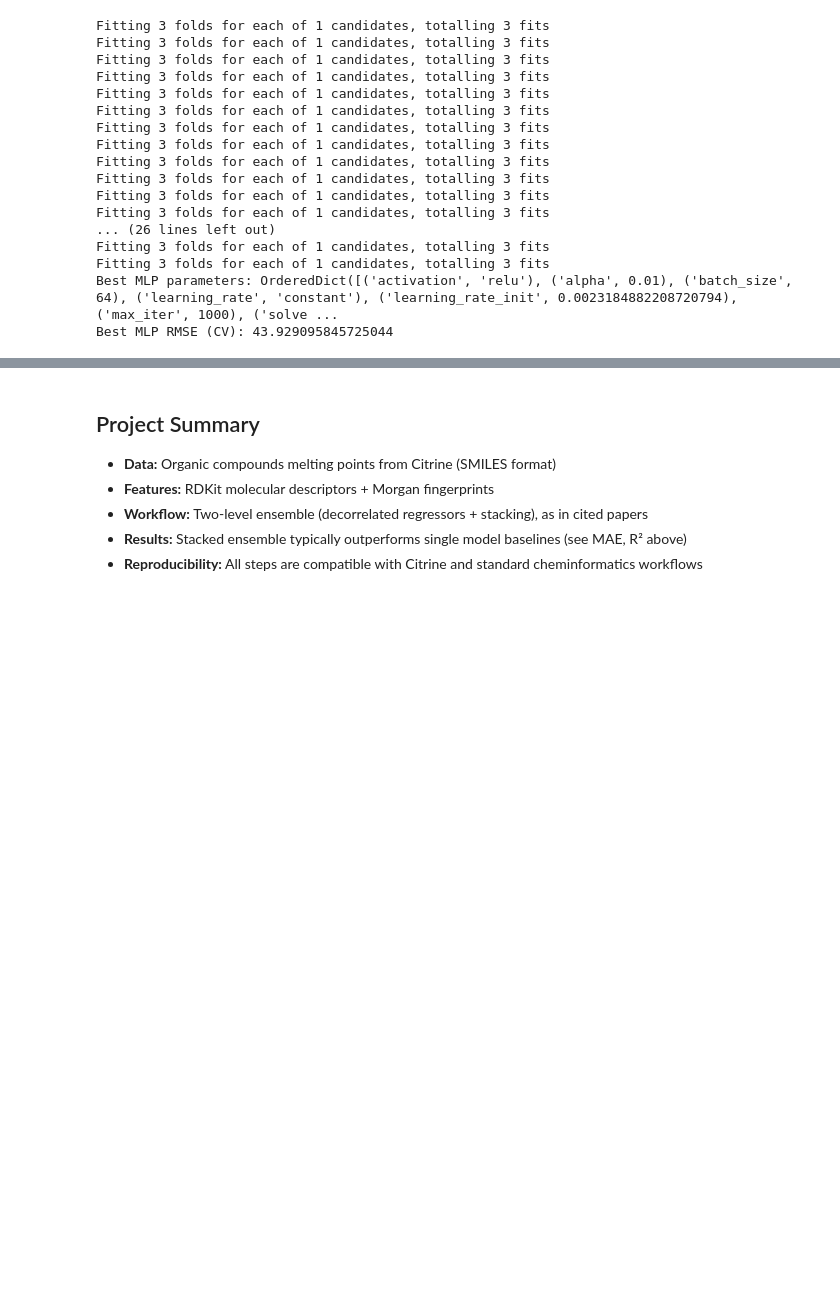
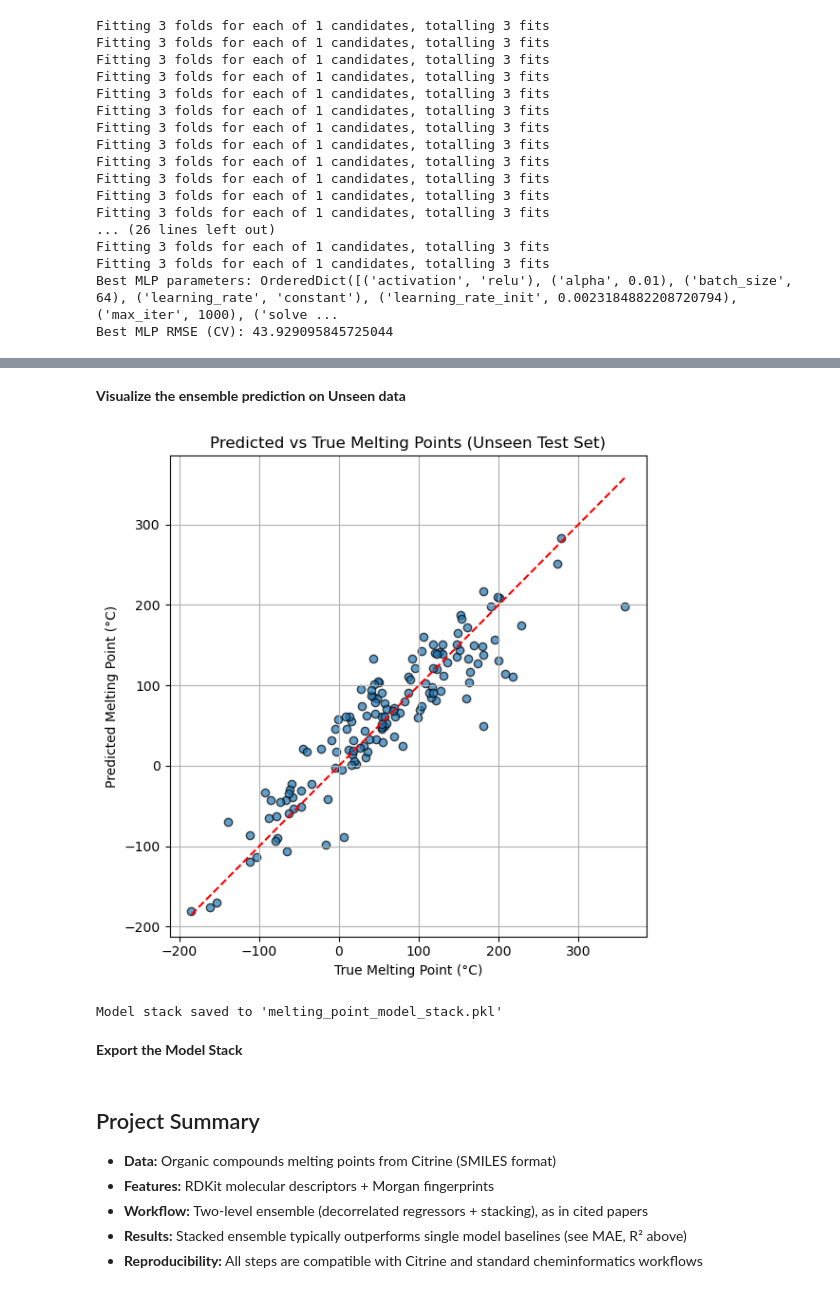
Before and after one commit to submerged-in-matrix/materials-ml-projects-, a Jupyter notebook: Projects/P_4_MP_Pred_2_Lvl_Ensemble/P_4_MP_Pred_2_Lvl_Ensemble.ipynb, the cells around one changed output, grey strips where cells are left out. Cells and saved outputs as stored; diff of their text form; code cells hidden in the pictures; blank space fills up the shorter version.

```diff
--- a/Projects/P_4_MP_Pred_2_Lvl_Ensemble/P_4_MP_Pred_2_Lvl_Ensemble.ipynb
+++ b/Projects/P_4_MP_Pred_2_Lvl_Ensemble/P_4_MP_Pred_2_Lvl_Ensemble.ipynb
@@ -1204,0 +1215,8 @@ Best MLP RMSE (CV): 43.929095845725044
+# %%
+from sklearn.preprocessing import StandardScaler
+import pandas as pd
+
+scaler = StandardScaler()
+X_train_scaled = pd.DataFrame(scaler.fit_transform(X_train_sel), columns=X_train_sel.columns, index=X_train_sel.index)
+X_val_scaled = pd.DataFrame(scaler.transform(X_val_sel), columns=X_val_sel.columns, index=X_val_sel.index)
+X_test_final = pd.DataFrame(scaler.fit_transform(X_unseen_sel), columns=X_unseen_sel.columns, index=X_unseen_sel.index)
@@ -1271,0 +1342,18 @@ Validation R²: 0.815
+# %%
+# --- Step 4: Stack with GB and report ---
+gb_stack = gb(n_estimators=326,
+              random_state=123,
+              learning_rate=0.0543, # 0.0542644365316447
+              max_depth=30,
+              max_features=0.4423, # 0.4422849984886695
+              min_samples_split=6)
+
+gb_stack.fit(base_preds_train, y_train)
+final_pred = gb_stack.predict(base_preds_val)
+from sklearn.metrics import mean_absolute_error, r2_score
+mae = mean_absolute_error(y_val, final_pred)
+r2 = r2_score(y_val, final_pred)
+
+print("\nTwo-level ensemble (GB, RF, MLP custom order; GB stacker):")
+print(f"Validation MAE: {mae:.2f} °C")
+print(f"Validation R²: {r2:.3f}")
@@ -1272,3 +1450,37 @@ Validation R²: 0.815
+# %% [markdown]
+**Visualize the ensemble prediction on Unseen data**
+# %%
+import matplotlib.pyplot as plt
+
+plt.figure(figsize=(6, 6))
+plt.scatter(y_unseen, final_pred_unseen, alpha=0.7, edgecolors='k')
+plt.plot([y_unseen.min(), y_unseen.max()], [y_unseen.min(), y_unseen.max()], 'r--')
+plt.xlabel('True Melting Point (°C)')
+plt.ylabel('Predicted Melting Point (°C)')
+plt.title('Predicted vs True Melting Points (Unseen Test Set)')
+plt.grid(True)
+plt.tight_layout()
+plt.show()
+# %% [output]
+[figure, added]
+# %%
+import joblib
+
+# Bundle everything into a dictionary
+model_stack_unseen = {
+    'base_models': base_models_final_unseen,   # list of (model, feat_idx)
+    'stacker': gb_stack_unseen,
+    'custom_order': custom_order_unseen,
+    'features': X_train_scaled.columns         # store feature names just in case
+}
+
+# Save to disk
+joblib.dump(model_stack_unseen, 'melting_point_model_stack.pkl')
+print("Model stack saved to 'melting_point_model_stack.pkl'")
+# %% [output]
+Model stack saved to 'melting_point_model_stack.pkl'
+# %% [markdown]
+**Export the Model Stack**
 # %% [markdown]
 ## Project Summary
 
```
Also changed, not shown: parts of 16 cells of this notebook.
